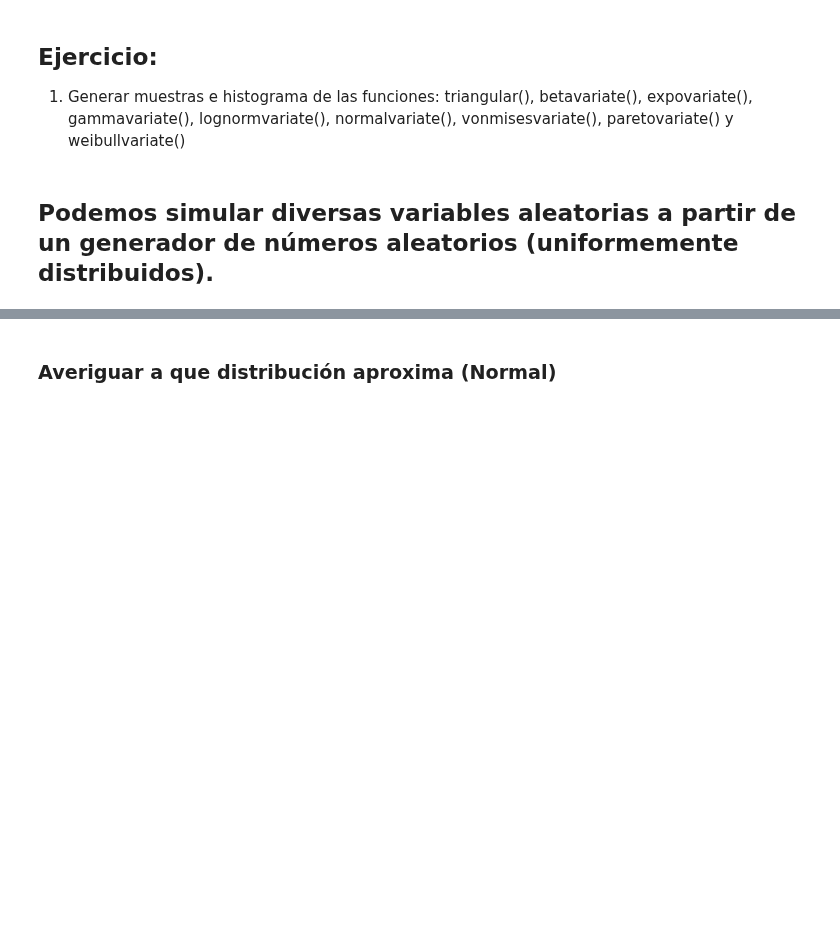
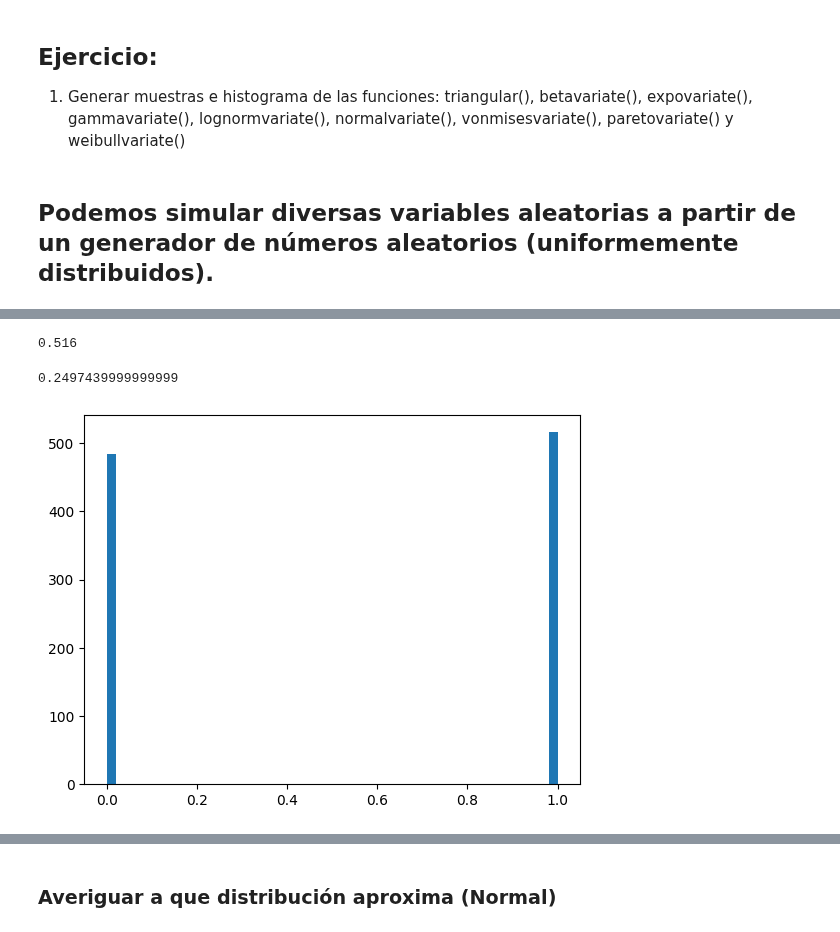
Before and after one commit to MartaPCastillo/Simulaci-n-I-, a Jupyter notebook: Generación_de_Variables_Aleatorias.ipynb, the cells around one changed output, grey strips where cells are left out. Drawn from its saved outputs; the diff is of its cells as text; code cells hidden in the pictures; blank space fills up the shorter version.

```diff
--- a/Generación_de_Variables_Aleatorias.ipynb
+++ b/Generación_de_Variables_Aleatorias.ipynb
@@ -433,0 +448,29 @@ plt.show()
+# %%
+def met(n):
+    lista = []
+    for i in range(n):
+      u=random.random()
+      p = random.random()
+      if u >= (1-p):
+         X=1
+      else:
+         X=0
+      lista.append(X)
+    return lista
+# %%
+G=met(1000)
+print(G)
+# %%
+mu=np.mean(G)
+print(mu)
+# %% [output]
+0.516
+# %%
+sigma2=np.var(G)
+print(sigma2)
+# %% [output]
+0.2497439999999999
+# %%
+plt.hist(G, bins=50)
+# %% [output]
+[figure, added]
```
Also changed, not shown: parts of 7 cells of this notebook.
